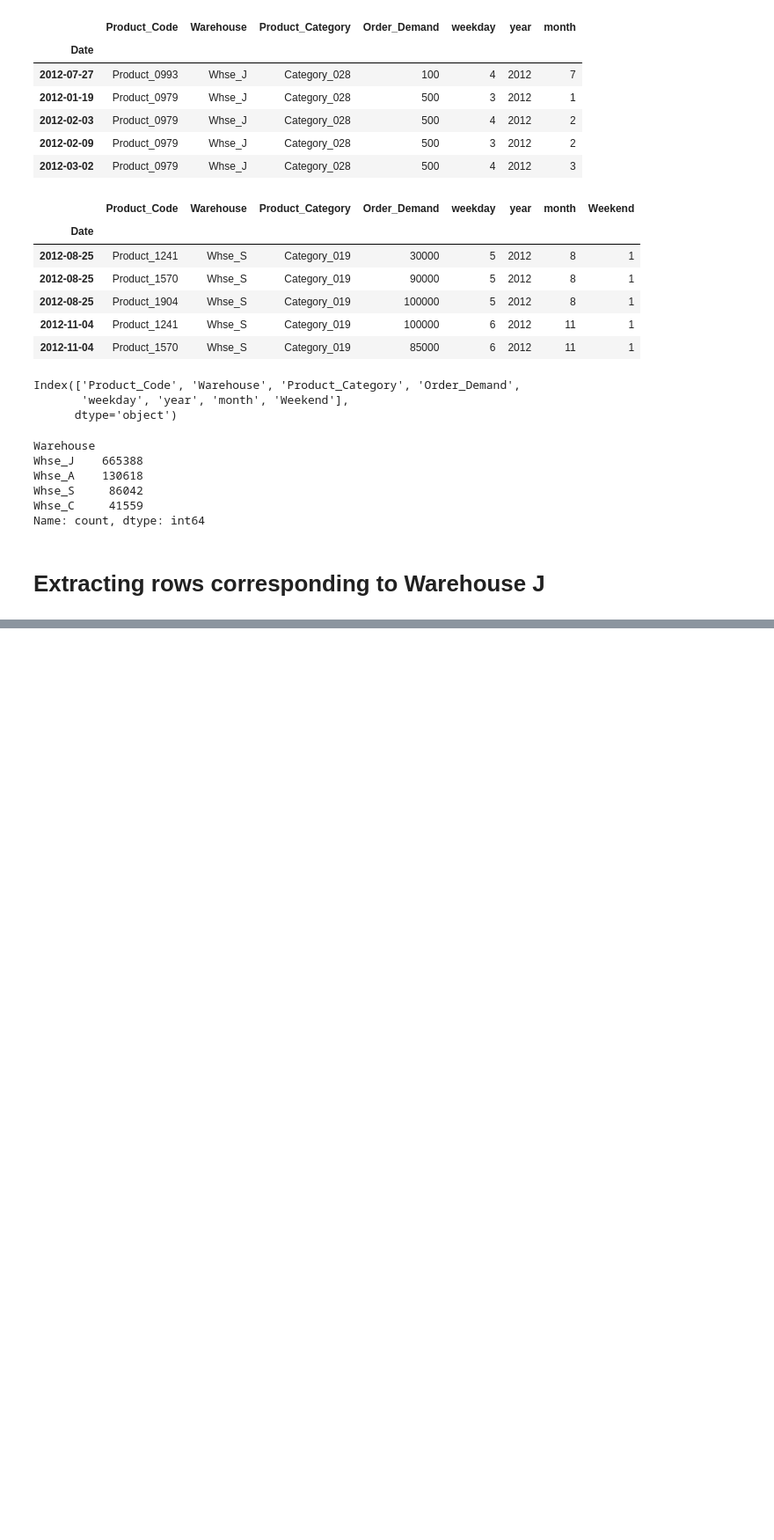
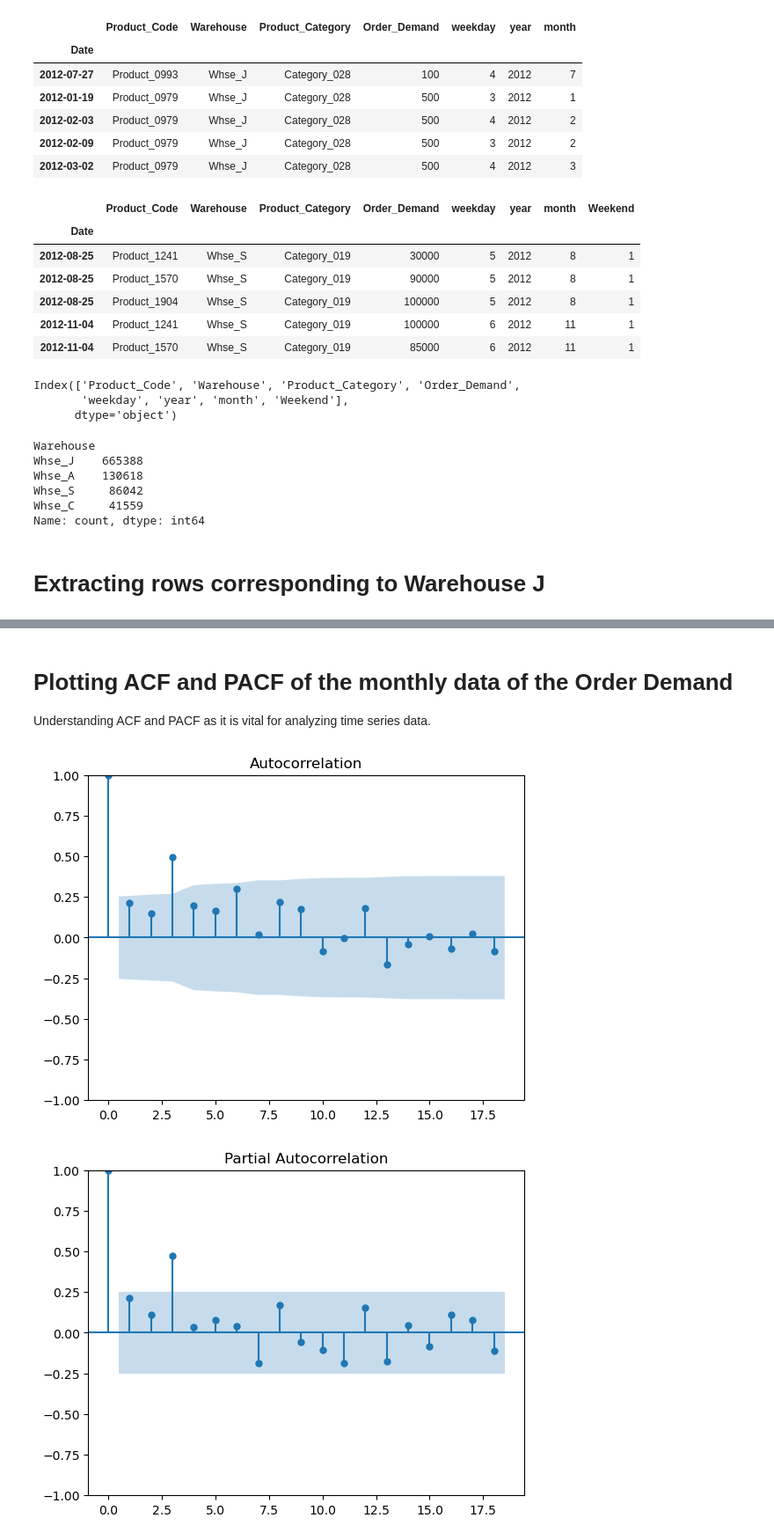
Before and after one commit to Harshit-masiwal/forecast-product-demand-project, a Jupyter notebook: forecast project.ipynb, the cells around one changed output, grey strips where cells are left out. Shown at 88% size. Cells and saved outputs as stored; diff of their text form; code cells hidden in the pictures; blank space fills up the shorter version.

```diff
--- a/forecast project.ipynb
+++ b/forecast project.ipynb
@@ -222,0 +382,10 @@ Name: count, dtype: int64
+# %% [markdown]
+# Plotting ACF and PACF of the monthly data of the Order Demand
+Understanding ACF and PACF as it is vital for analyzing time series data.
+# %%
+plot_acf(monthly_data)
+plot_pacf(monthly_data)
+plt.show()
+# %% [output]
+[figure, added]
+[figure, added]
```
Also changed, not shown: parts of 24 cells of this notebook.
